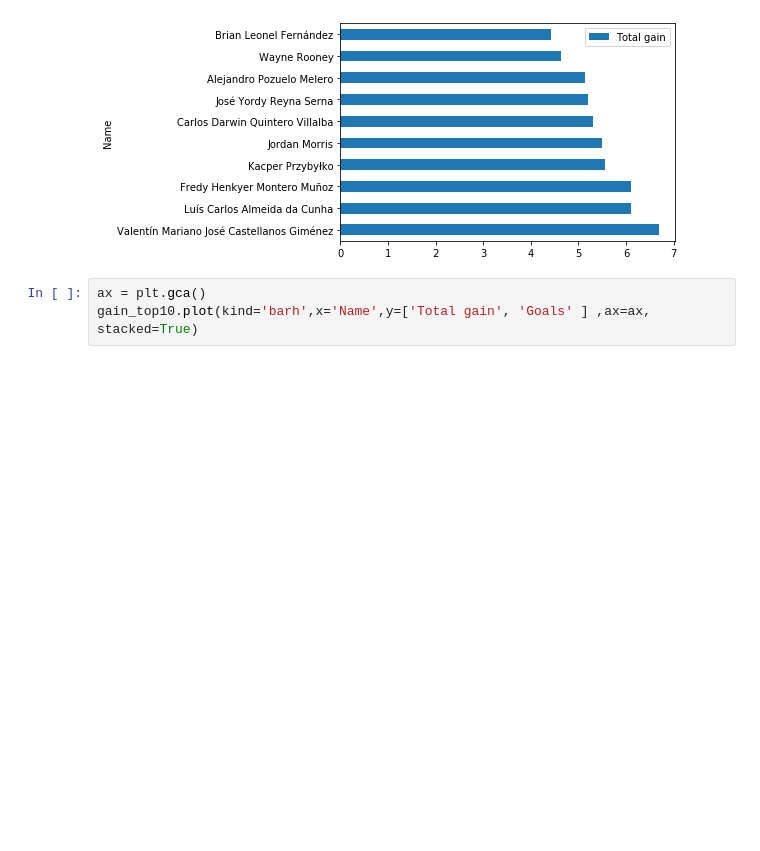
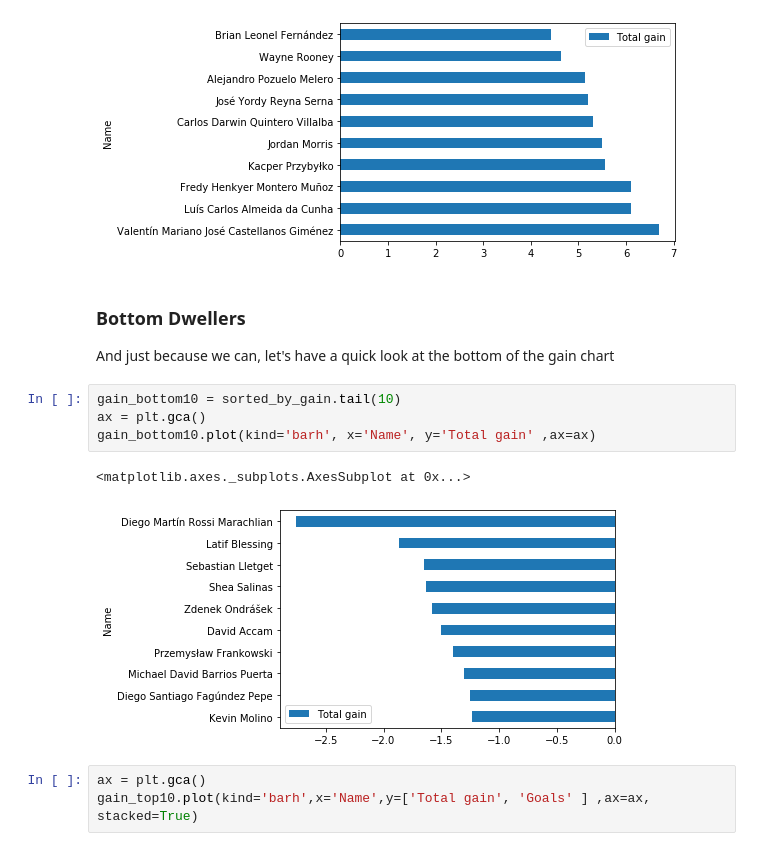
Before and after one commit to novgreenc/SportsDataStudyGroup, a Jupyter notebook: Notebooks/Worth of a goal [Annotated].ipynb, the cells around one changed output. Cells and saved outputs as stored; diff of their text form; blank space fills up the shorter version.

```diff
--- a/Notebooks/Worth of a goal [Annotated].ipynb
+++ b/Notebooks/Worth of a goal [Annotated].ipynb
@@ -187,6 +187,16 @@ gain_top10.plot(kind='barh', x='Name', y='Total gain' ,ax=ax)
 # %% [output]
 <matplotlib.axes._subplots.AxesSubplot at 0x...>
 [figure]
+# %% [markdown]
+### Bottom Dwellers
+And just because we can, let's have a quick look at the bottom of the gain chart
+# %%
+gain_bottom10 = sorted_by_gain.tail(10)
+ax = plt.gca()
+gain_bottom10.plot(kind='barh', x='Name', y='Total gain' ,ax=ax)
+# %% [output]
+<matplotlib.axes._subplots.AxesSubplot at 0x...>
+[figure, added]
 # %%
 ax = plt.gca()
 gain_top10.plot(kind='barh',x='Name',y=['Total gain', 'Goals' ] ,ax=ax, stacked=True)
```
Also changed, not shown: 3 other files.
